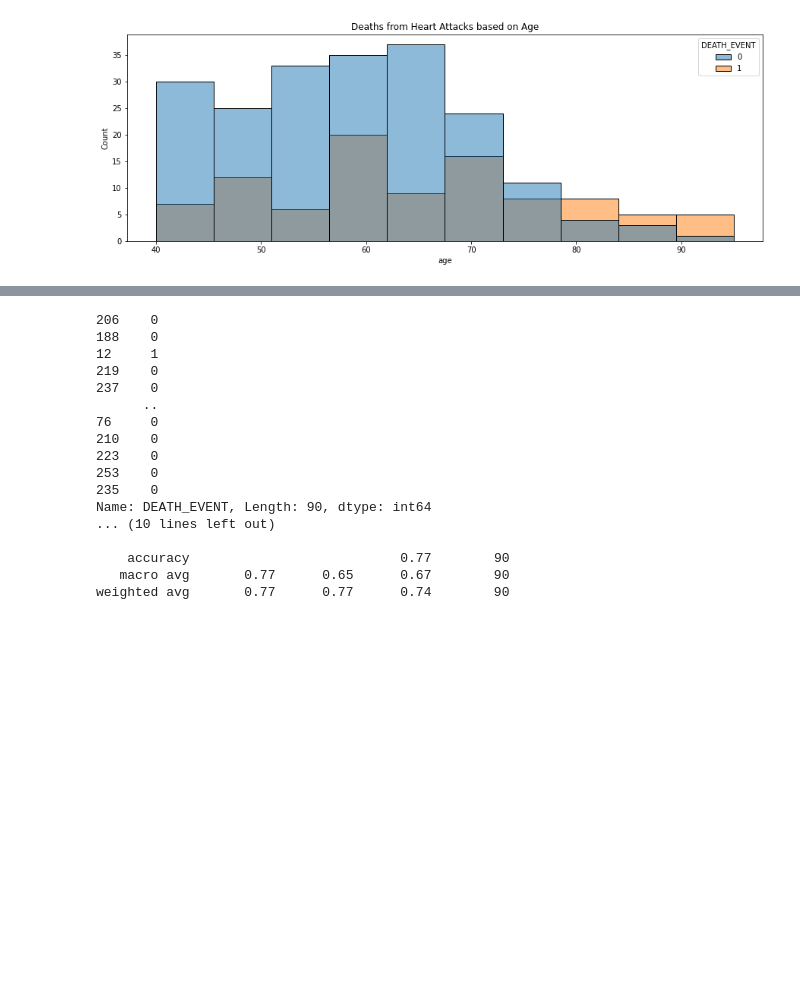
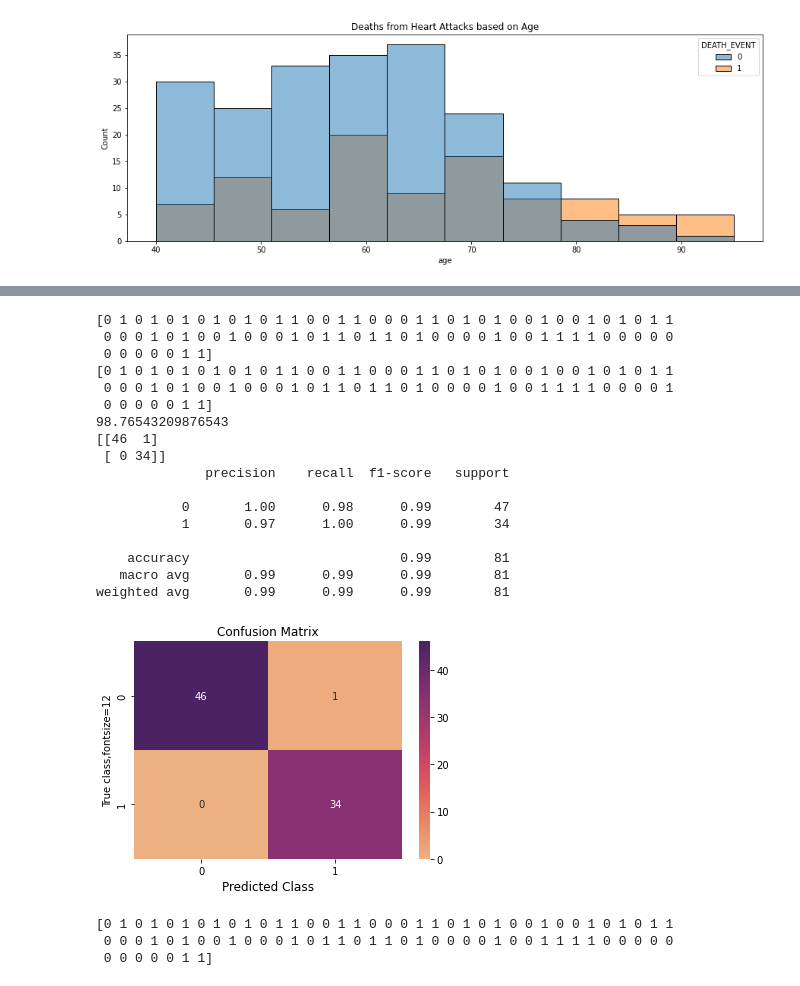
Before and after one commit to uzeziogho/MLDM, a Jupyter notebook: Classifiers.ipynb, the cells around one changed output, grey strips where cells are left out. Cells and saved outputs as stored; diff of their text form; code cells hidden in the pictures; blank space fills up the shorter version.

```diff
--- a/Classifiers.ipynb
+++ b/Classifiers.ipynb
@@ -85,2 +107,2 @@ Name: DEATH_EVENT, Length: 299, dtype: int64
 # %%
-x_train, x_test, y_train, y_test = train_test_split(x, y, test_size = 0.3,random_state=0)
+X_train, X_test, y_train, y_test = train_test_split(X, y, test_size = 0.2,random_state=99)
@@ -87,8 +125,8 @@ x_train, x_test, y_train, y_test = train_test_split(x, y, test_size = 0.3,random
 # %%
 scaler = StandardScaler()
-scaler.fit(x_train)
-x_train = scaler.transform(x_train)
-x_test = scaler.transform(x_test)
+scaler.fit(X_train)
+X_train = scaler.transform(X_train)
+X_test = scaler.transform(X_test)
 # %%
 from sklearn.tree import DecisionTreeClassifier
 from sklearn.naive_bayes import GaussianNB
@@ -99,8 +137,8 @@ from sklearn.neural_network import MLPClassifier
 # %%
 # 1 Algorithm: Logistic Regression
 lr = LogisticRegression()
-lr.fit(x_train, y_train)
-pred_lr = lr.predict(x_test)
+lr.fit(X_train, y_train)
+pred_lr = lr.predict(X_test)
 print(y_test)
 print(pred_lr)
 print(metrics.accuracy_score(y_test, pred_lr)*100)
@@ -127,28 +163,53 @@ weighted avg       0.81      0.81      0.80        90
 # %%
 #2 Algorithm: KNeighborsClassifier
-knn = KNeighborsClassifier()
-knn.fit(x_train, y_train)
-pred_knn = knn.predict(x_test)
+from sklearn.neighbors import KNeighborsClassifier
+knn = KNeighborsClassifier(n_neighbors=5,metric='minkowski',p=2)
+knn.fit(X_train, y_train)
+pred_knn = knn.predict(X_test)
 print(y_test)
 print(pred_knn)
+cm=metrics.confusion_matrix(y_test,pred_knn)
+#print('accuracy:%.2f\n\n'%(acc))
 print(metrics.accuracy_score(y_test, pred_knn)*100)
 print(confusion_matrix(y_test, pred_knn))
 print(classification_report(y_test, pred_knn))
 # %% [output]
-206    0
-188    0
-12     1
-219    0
-237    0
-      ..
-76     0
-210    0
-223    0
-253    0
-235    0
-Name: DEATH_EVENT, Length: 90, dtype: int64
-... (10 lines left out)
+[0 1 0 1 0 1 0 1 0 1 0 1 1 0 0 1 1 0 0 0 1 1 0 1 0 1 0 0 1 0 0 1 0 1 0 1 1
+ 0 0 0 1 0 1 0 0 1 0 0 0 1 0 1 1 0 1 1 0 1 0 0 0 0 1 0 0 1 1 1 1 0 0 0 0 0
+ 0 0 0 0 0 1 1]
+[0 1 0 1 0 1 0 1 0 1 0 1 1 0 0 1 1 0 0 0 1 1 0 1 0 1 0 0 1 0 0 1 0 1 0 1 1
+ 0 0 0 1 0 1 0 0 1 0 0 0 1 0 1 1 0 1 1 0 1 0 0 0 0 1 0 0 1 1 1 1 0 0 0 0 1
+ 0 0 0 0 0 1 1]
+98.76543209876543
+[[46  1]
+ [ 0 34]]
+              precision    recall  f1-score   support
 
-    accuracy                           0.77        90
-   macro avg       0.77      0.65      0.67        90
-weighted avg       0.77      0.77      0.74        90
+           0       1.00      0.98      0.99        47
+           1       0.97      1.00      0.99        34
+
+    accuracy                           0.99        81
+   macro avg       0.99      0.99      0.99        81
+weighted avg       0.99      0.99      0.99        81
+# %%
+ax=sns.heatmap(cm,cmap='flare',annot=True,fmt='d')
+
+plt.xlabel("Predicted Class",fontsize=12)
+plt.ylabel("True class,fontsize=12")
+plt.title("Confusion Matrix",fontsize=12)
+plt.show()
+# %% [output]
+[figure, added]
+# %%
+#3 Algorithm: Decision Tree
+from sklearn.tree import DecisionTreeClassifier
+classifier= DecisionTreeClassifier(criterion = 'entropy',random_state=42)
+classifier.fit(X_train,y_train)
+
+#predicting the test set results
+y_pred=classifier.predict(X_test)
+print(y_pred)
+# %% [output]
+[0 1 0 1 0 1 0 1 0 1 0 1 1 0 0 1 1 0 0 0 1 1 0 1 0 1 0 0 1 0 0 1 0 1 0 1 1
+ 0 0 0 1 0 1 0 0 1 0 0 0 1 0 1 1 0 1 1 0 1 0 0 0 0 1 0 0 1 1 1 1 0 0 0 0 0
+ 0 0 0 0 0 1 1]
```
Also changed, not shown: parts of 26 cells of this notebook.
